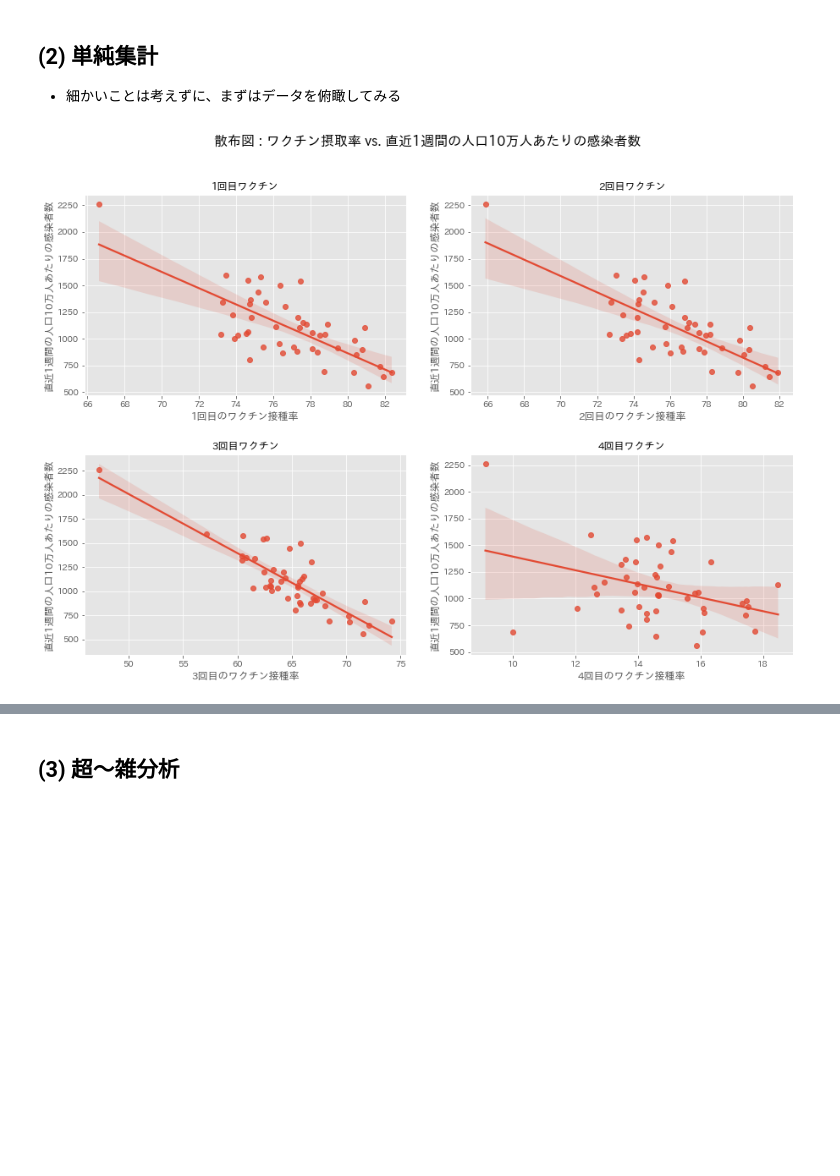
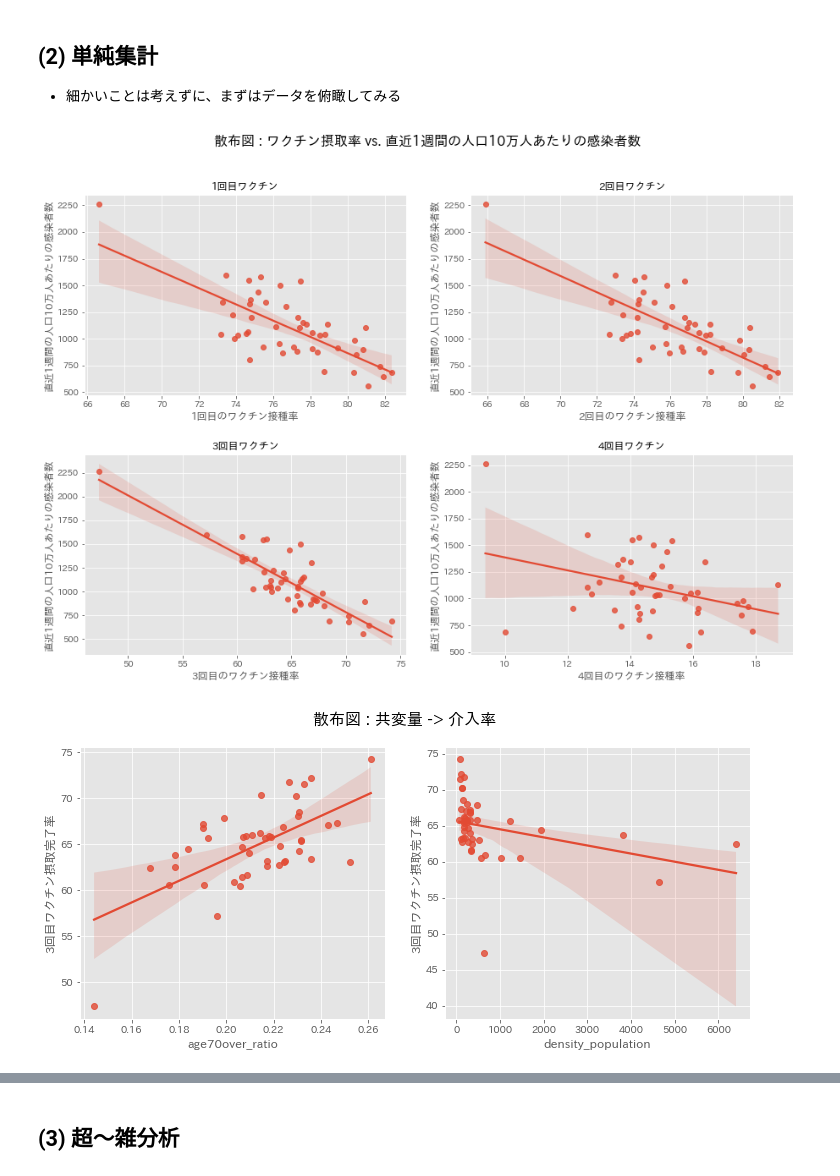
Before and after one commit to MasaAsami/monitoring_for_COVID19_vaccine_intake_rate, a Jupyter notebook: notebooks/monitoring_for_COVID19_vaccine_intake_rate.ipynb, the cells around one changed output, grey strips where cells are left out. Cells and saved outputs as stored; diff of their text form; code cells hidden in the pictures; blank space fills up the shorter version.

```diff
--- a/notebooks/monitoring_for_COVID19_vaccine_intake_rate.ipynb
+++ b/notebooks/monitoring_for_COVID19_vaccine_intake_rate.ipynb
@@ -116,7 +181,6 @@ treatmemt_list = [
 ]
 
 for i, _step in enumerate(treatmemt_list):
-    ax[i].set_ylabel("直近1週間の人口10万人あたりの感染者数", fontsize=12)
     ax[i].set_title(f"{i+1}回目ワクチン", fontsize=12)
 
     sns.regplot(x=_step, y="infections_cnt_in_the_last_week", data=merged_df, ax=ax[i])
@@ -126,4 +190,23 @@ for i, _step in enumerate(treatmemt_list):
 fig.suptitle("散布図 : ワクチン摂取率 vs. 直近1週間の人口10万人あたりの感染者数", fontsize=16)
 plt.show()
 # %% [output]
-[figure, old version]
+[figure, new version]
+# %%
+# @title 散布図 共変量 vs. 介入 { display-mode: "form" }
+fig, ax = plt.subplots(nrows=1, ncols=2, figsize=(12, 5))
+
+plt.subplots_adjust(wspace=0.2, hspace=0.3)
+
+treatmemt_list = [
+    "age70over_ratio",
+    "density_population"
+]
+
+for i, _step in enumerate(treatmemt_list):
+    sns.regplot(x=_step, y="third_vaccine_completion_rate", data=merged_df, ax=ax[i])
+    ax[i].set_ylabel("3回目ワクチン摂取完了率", fontsize=12)
+
+fig.suptitle("散布図 : 共変量 -> 介入率", fontsize=16)
+plt.show()
+# %% [output]
+[figure, added]
```
Also changed, not shown: parts of 16 cells of this notebook.
